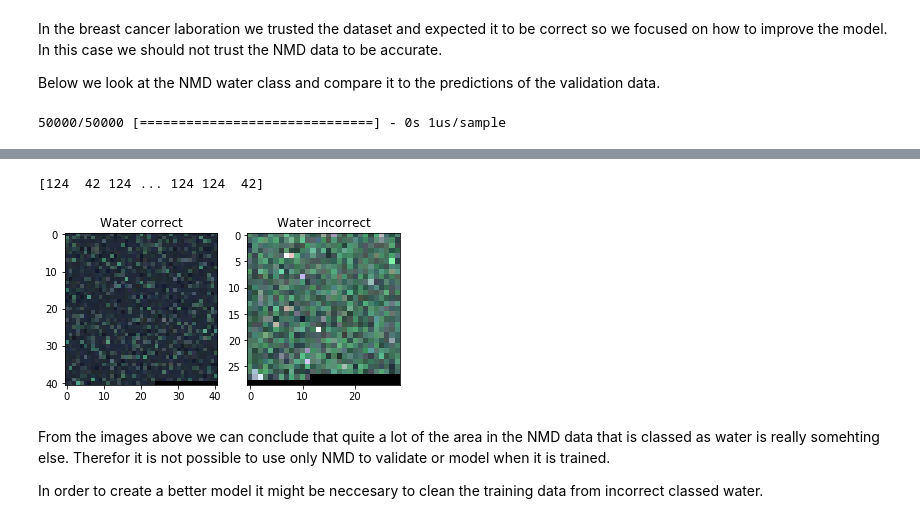
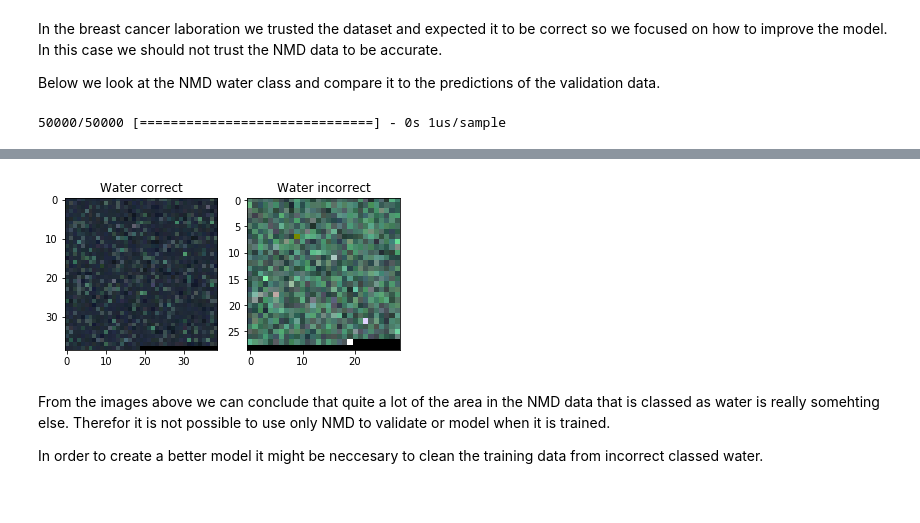
Before and after one commit to simjoh/AI-Lab-Neural-Net-and-Python, a Jupyter notebook: Lab2 - Ground type Classification with ESA and NMD .ipynb, the cells around one changed output, grey strips where cells are left out. Drawn from its saved outputs; the diff is of its cells as text; code cells hidden in the pictures.

```diff
--- a/Lab2 - Ground type Classification with ESA and NMD .ipynb
+++ b/Lab2 - Ground type Classification with ESA and NMD .ipynb
@@ -388,13 +391,13 @@ In the breast cancer laboration we trusted the dataset and expected it to be cor
 Below we look at the NMD water class and compare it to the predictions of the validation data.
 # %%
 predict_from_validation = model.predict_classes(validate_x, verbose=1,batch_size=512)
-
+water_pixels = validate.loc[(df['NMD']==62)]
 temp = to_categorical(predict_from_validation)
 predict_from_validation_class = le.inverse_transform(np.argmax(temp,axis=1))
-print(predict_from_validation_class)
+
 validate['predicted'] = predict_from_validation_class
 
-water_pixels_NMD = validate.loc[validate['NMD']==62,['Band02','Band03','Band04','predicted']]
+water_pixels_NMD = water_pixels.loc[validate['NMD']==62,['Band02','Band03','Band04','predicted']]
 
 w_correct = water_pixels.loc[water_pixels_NMD['predicted']==62]
 
@@ -428,5 +431,4 @@ W0524 15:57:30.677298 175908 image.py:648] Clipping input data to the valid rang
-[124  42 124 ... 124 124  42]
-[figure, old version]
+[figure, new version]
 # %% [markdown]
 From the images above we can conclude that quite a lot of the area in the NMD data that is classed as water is really somehting else. Therefor it is not possible to use only NMD to validate or model when it is trained.
 
```
Also changed, not shown: parts of 7 cells of this notebook, 1 other file.
